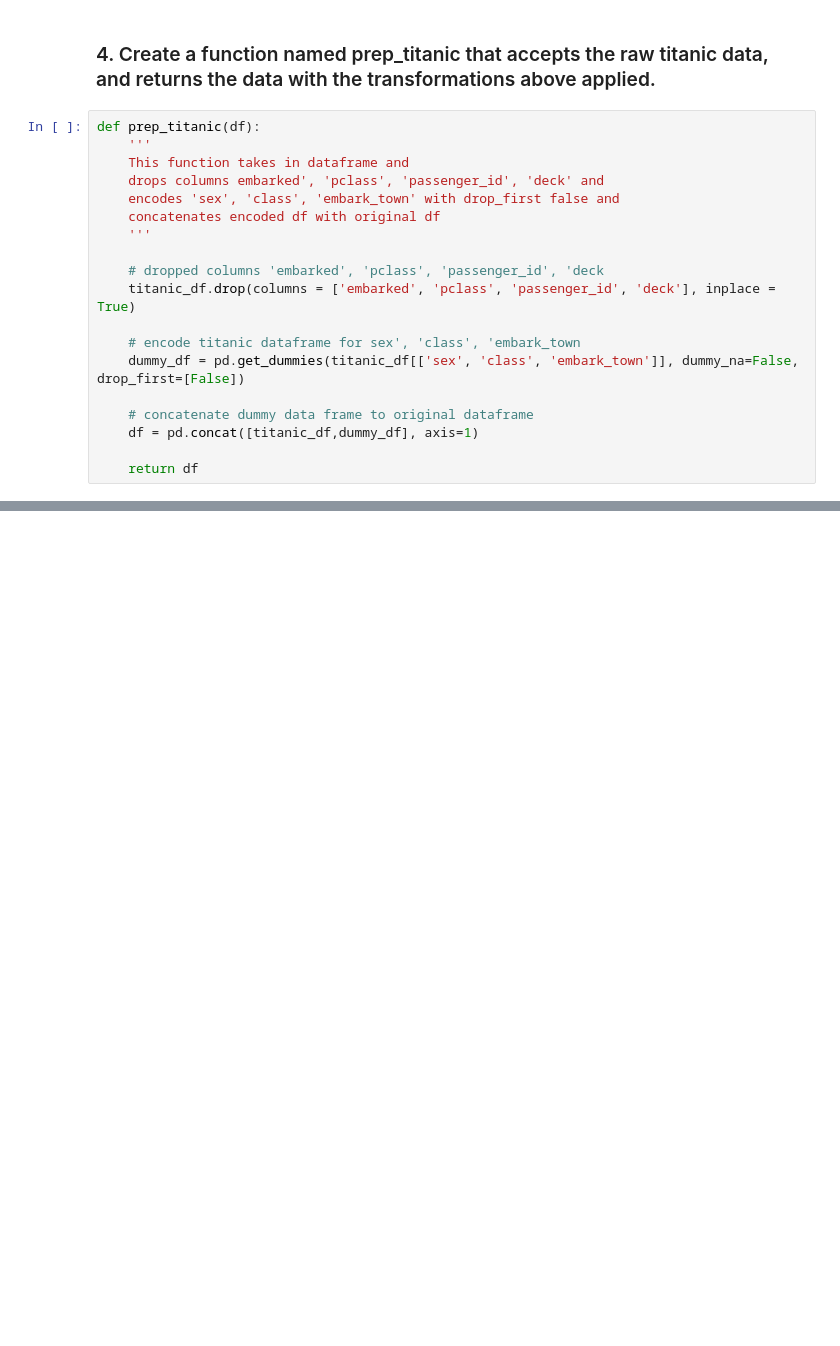
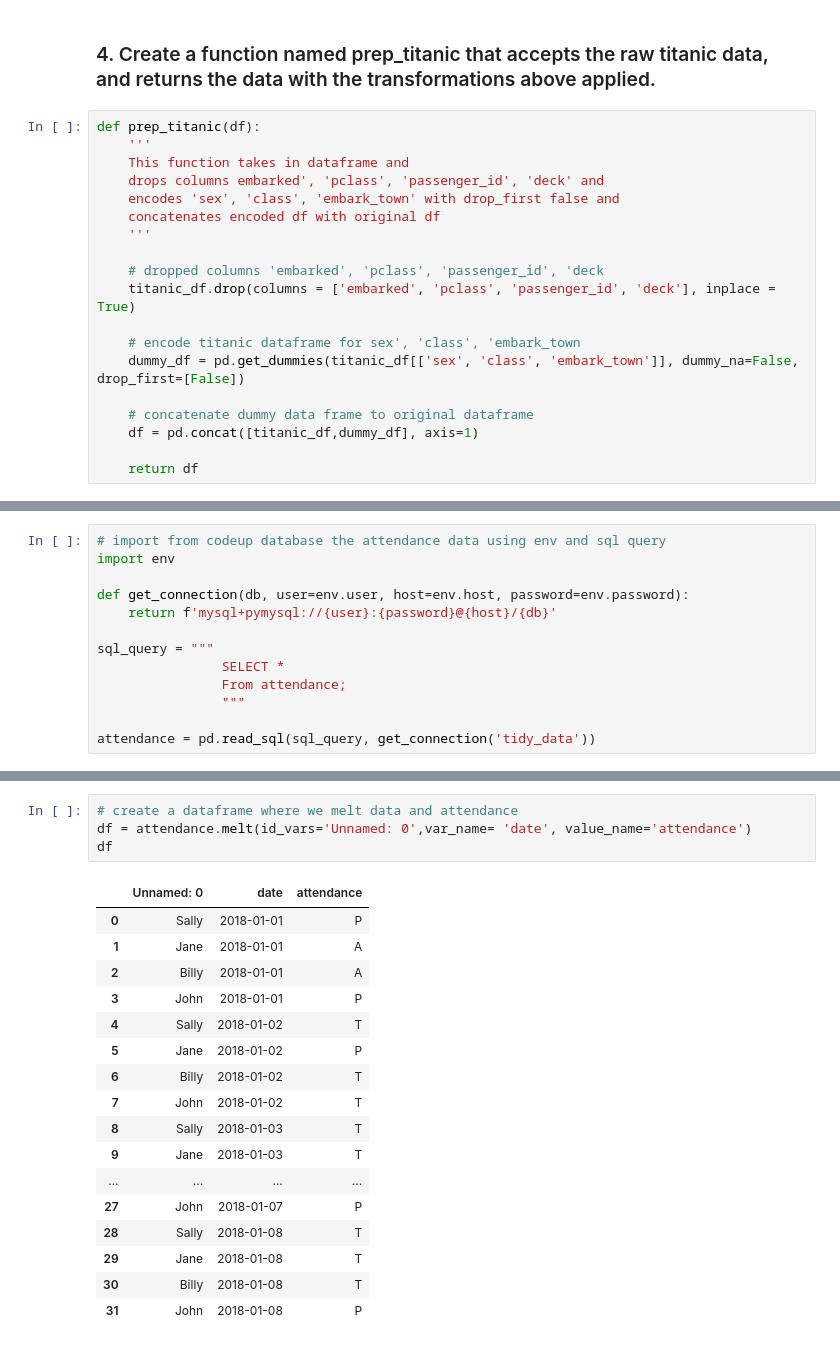
Before and after one commit to Yvette-Ibarra/classification-exercises, a Jupyter notebook: classification_exercises.ipynb, the cells around one changed output, grey strips where cells are left out. Saved outputs shown, nothing was run; the diff lists cells and outputs as text; blank space fills up the shorter version.

Commit message:
add Tidy Data Exercises

```diff
--- a/classification_exercises.ipynb
+++ b/classification_exercises.ipynb
@@ -825,0 +848,13 @@ train_telco
+# %%
+# import from codeup database the attendance data using env and sql query
+import env
+
+def get_connection(db, user=env.user, host=env.host, password=env.password):
+    return f'mysql+pymysql://{user}:{password}@{host}/{db}'
+
+sql_query = """
+                SELECT *
+                From attendance;
+                """
+
+attendance = pd.read_sql(sql_query, get_connection('tidy_data'))
@@ -825,0 +870,22 @@ train_telco
+# %%
+# create a dataframe where we melt data and attendance
+df = attendance.melt(id_vars='Unnamed: 0',var_name= 'date', value_name='attendance')
+df
+# %% [output]
+|  | Unnamed: 0 | date | attendance |
+| 0 | Sally | 2018-01-01 | P |
+| 1 | Jane | 2018-01-01 | A |
+| 2 | Billy | 2018-01-01 | A |
+| 3 | John | 2018-01-01 | P |
+| 4 | Sally | 2018-01-02 | T |
+| 5 | Jane | 2018-01-02 | P |
+| 6 | Billy | 2018-01-02 | T |
+| 7 | John | 2018-01-02 | T |
+| 8 | Sally | 2018-01-03 | T |
+| 9 | Jane | 2018-01-03 | T |
+| ... | ... | ... | ... |
+| 27 | John | 2018-01-07 | P |
+| 28 | Sally | 2018-01-08 | T |
+| 29 | Jane | 2018-01-08 | T |
+| 30 | Billy | 2018-01-08 | T |
+| 31 | John | 2018-01-08 | P |
```
Also changed, not shown: parts of 106 cells of this notebook.
